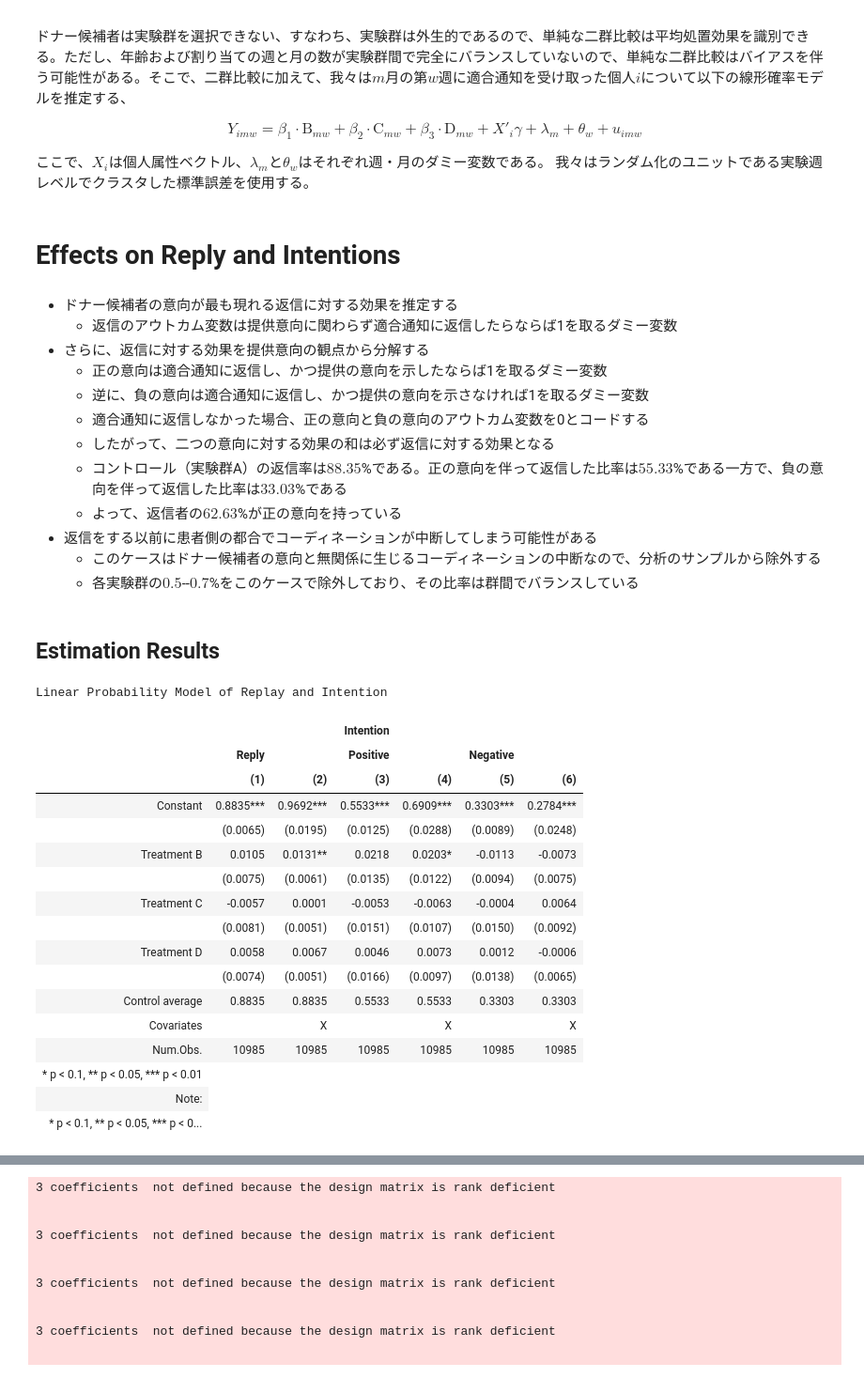
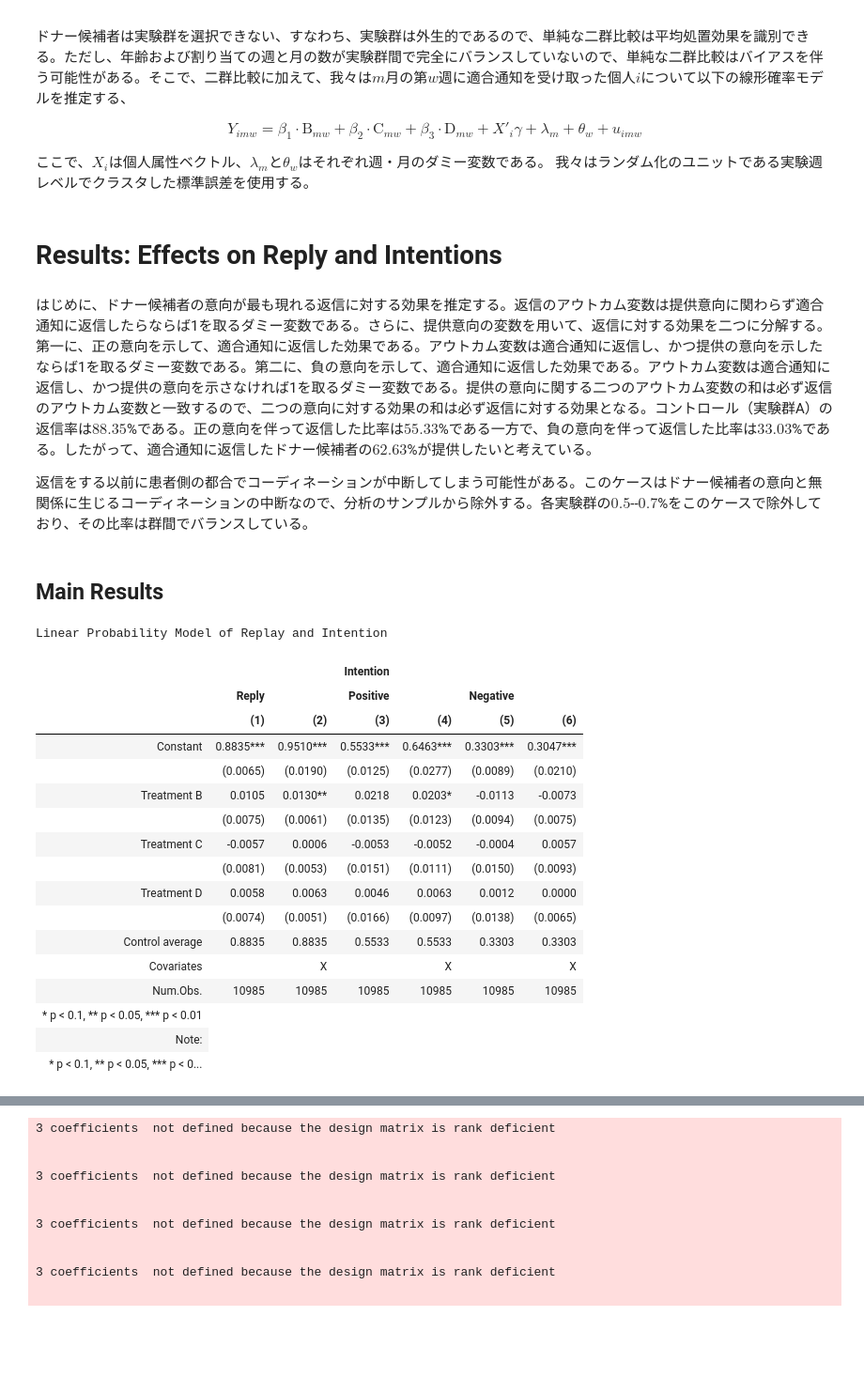
Before and after one commit to JMDP-behavioral-economics/RCT-Nudge, a Jupyter notebook: notebook/body.ipynb, the cells around one changed output, grey strips where cells are left out. Shown: that part at 94% size. Drawn from its saved outputs; the diff is of its cells as text; code cells hidden in the pictures; blank space fills up the shorter version.

Commit message:
ADD: Effects on Reply and Intentions/Main Results

```diff
--- a/notebook/body.ipynb
+++ b/notebook/body.ipynb
@@ -270,7 +252,7 @@ Overview of Field Experiment
 ここで、$X_i$は個人属性ベクトル、$\lambda_m$と$\theta_w$はそれぞれ週・月のダミー変数である。
 我々はランダム化のユニットである実験週レベルでクラスタした標準誤差を使用する。
 # %% [markdown]
-# Effects on Reply and Intentions
+# Results: Effects on Reply and Intentions
 # %%
 stock <- use %>%
   dplyr::filter(exg_stop_reply == 0) %>%
@@ -287,28 +269,18 @@ stock <- use %>%
     labels = unlist(outcome_label[1:3])
   ))
 # %% [markdown]
+はじめに、ドナー候補者の意向が最も現れる返信に対する効果を推定する。返信のアウトカム変数は提供意向に関わらず適合通知に返信したらならば1を取るダミー変数である。さらに、提供意向の変数を用いて、返信に対する効果を二つに分解する。第一に、正の意向を示して、適合通知に返信した効果である。アウトカム変数は適合通知に返信し、かつ提供の意向を示したならば1を取るダミー変数である。第二に、負の意向を示して、適合通知に返信した効果である。アウトカム変数は適合通知に返信し、かつ提供の意向を示さなければ1を取るダミー変数である。提供の意向に関する二つのアウトカム変数の和は必ず返信のアウトカム変数と一致するので、二つの意向に対する効果の和は必ず返信に対する効果となる。コントロール（実験群A）の返信率は$88.35$%である。正の意向を伴って返信した比率は$55.33$%である一方で、負の意向を伴って返信した比率は$33.03$%である。したがって、適合通知に返信したドナー候補者の$62.63$%が提供したいと考えている。
 
-- ドナー候補者の意向が最も現れる返信に対する効果を推定する
-  - 返信のアウトカム変数は提供意向に関わらず適合通知に返信したらならば1を取るダミー変数
-- さらに、返信に対する効果を提供意向の観点から分解する
-  - 正の意向は適合通知に返信し、かつ提供の意向を示したならば1を取るダミー変数
-  - 逆に、負の意向は適合通知に返信し、かつ提供の意向を示さなければ1を取るダミー変数
-  - 適合通知に返信しなかった場合、正の意向と負の意向のアウトカム変数を0とコードする
-  - したがって、二つの意向に対する効果の和は必ず返信に対する効果となる
-  - コントロール（実験群A）の返信率は$88.35$%である。正の意向を伴って返信した比率は$55.33$%である一方で、負の意向を伴って返信した比率は$33.03$%である
-  - よって、返信者の$62.63$%が正の意向を持っている
-- 返信をする以前に患者側の都合でコーディネーションが中断してしまう可能性がある
-  - このケースはドナー候補者の意向と無関係に生じるコーディネーションの中断なので、分析のサンプルから除外する
-  - 各実験群の$0.5$--$0.7$%をこのケースで除外しており、その比率は群間でバランスしている
+返信をする以前に患者側の都合でコーディネーションが中断してしまう可能性がある。このケースはドナー候補者の意向と無関係に生じるコーディネーションの中断なので、分析のサンプルから除外する。各実験群の$0.5$--$0.7$%をこのケースで除外しており、その比率は群間でバランスしている。
 # %% [markdown]
-## Estimation Results
+## Main Results
 # %%
 #| output: asis
 
 mod <- list(
   unctrl = value ~ treat,
   ctrl = value ~ treat + age_demean + I(age_demean^2) + male + coordinate +
-    plan_two_methods + hospital_per_area + PB_per_area + BM_per_area +
+    hospital_per_area + PB_per_area + BM_per_area +
     factor(prefecture) + factor(month) + factor(week)
 )
 
@@ -375,41 +347,40 @@ est_stock %>%
   ) %>%
   kableExtra::kable_styling() %>%
   kableExtra::add_header_above(c(
     " " = 1, "Reply" = 2, "Positive" = 2, "Negative" = 2
   )) %>%
   kableExtra::add_header_above(c(
     " " = 3, "Intention" = 4
   )) %>%
   kableExtra::footnote(
     paste(
       "* p < 0.1, ** p < 0.05, *** p < 0.01.",
       "Standard errors clustered by experimental weeks",
       "are reported in parentheses.",
       "Covariates are gender, squared polynomial of (demeaned) age,",
-      "a dummy indicating that planned harvest method are BM and PBMC,",
       "number of past coordinations,",
       "number of hospitals per 10 square kilometers,",
       "number of hospitals with PBSC collection per 10 square kilometers,",
       "number of hospitals with BM collection per 10 square kilometers,",
       "prefecture dummies, month dummies, and week dummies."
     ),
     threeparttable = TRUE
   ) %>%
   # print()
   as.character() %>%
   display_html()
 # %% [output]
 Linear Probability Model of Replay and Intention
 |  |  |  | Intention |  |  |  |
 |  | Reply |  | Positive |  | Negative |  |
 |  | (1) | (2) | (3) | (4) | (5) | (6) |
-| Constant | 0.8835*** | 0.9692*** | 0.5533*** | 0.6909*** | 0.3303*** | 0.2784*** |
-|  | (0.0065) | (0.0195) | (0.0125) | (0.0288) | (0.0089) | (0.0248) |
-| Treatment B | 0.0105 | 0.0131** | 0.0218 | 0.0203* | -0.0113 | -0.0073 |
-|  | (0.0075) | (0.0061) | (0.0135) | (0.0122) | (0.0094) | (0.0075) |
-| Treatment C | -0.0057 | 0.0001 | -0.0053 | -0.0063 | -0.0004 | 0.0064 |
-|  | (0.0081) | (0.0051) | (0.0151) | (0.0107) | (0.0150) | (0.0092) |
-| Treatment D | 0.0058 | 0.0067 | 0.0046 | 0.0073 | 0.0012 | -0.0006 |
+| Constant | 0.8835*** | 0.9510*** | 0.5533*** | 0.6463*** | 0.3303*** | 0.3047*** |
+|  | (0.0065) | (0.0190) | (0.0125) | (0.0277) | (0.0089) | (0.0210) |
+| Treatment B | 0.0105 | 0.0130** | 0.0218 | 0.0203* | -0.0113 | -0.0073 |
+|  | (0.0075) | (0.0061) | (0.0135) | (0.0123) | (0.0094) | (0.0075) |
+| Treatment C | -0.0057 | 0.0006 | -0.0053 | -0.0052 | -0.0004 | 0.0057 |
+|  | (0.0081) | (0.0053) | (0.0151) | (0.0111) | (0.0150) | (0.0093) |
+| Treatment D | 0.0058 | 0.0063 | 0.0046 | 0.0063 | 0.0012 | 0.0000 |
 |  | (0.0074) | (0.0051) | (0.0166) | (0.0097) | (0.0138) | (0.0065) |
 | Control average | 0.8835 | 0.8835 | 0.5533 | 0.5533 | 0.3303 | 0.3303 |
 | Covariates |  | X |  | X |  | X |
```
Also changed, not shown: parts of 4 cells of this notebook, 1 other file.
